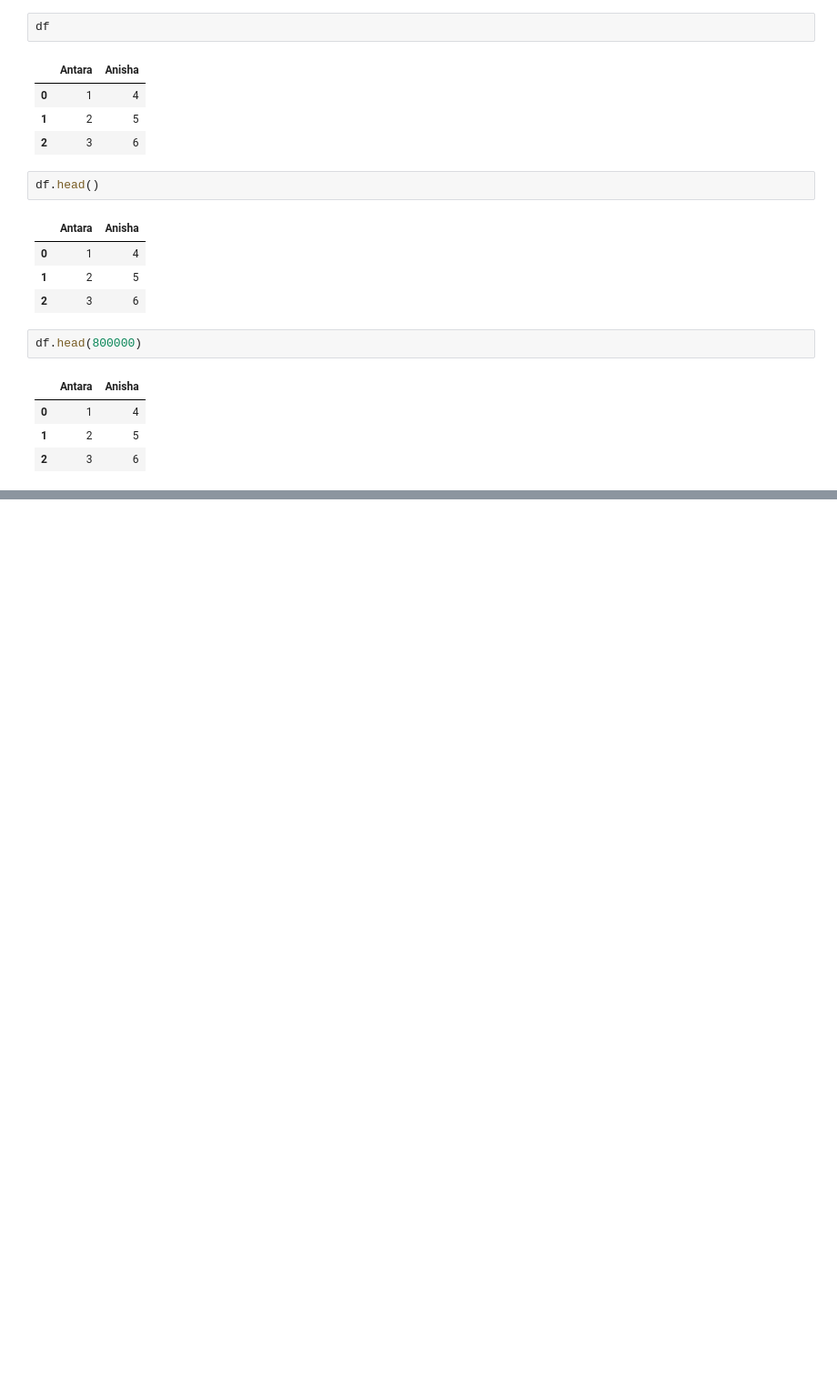
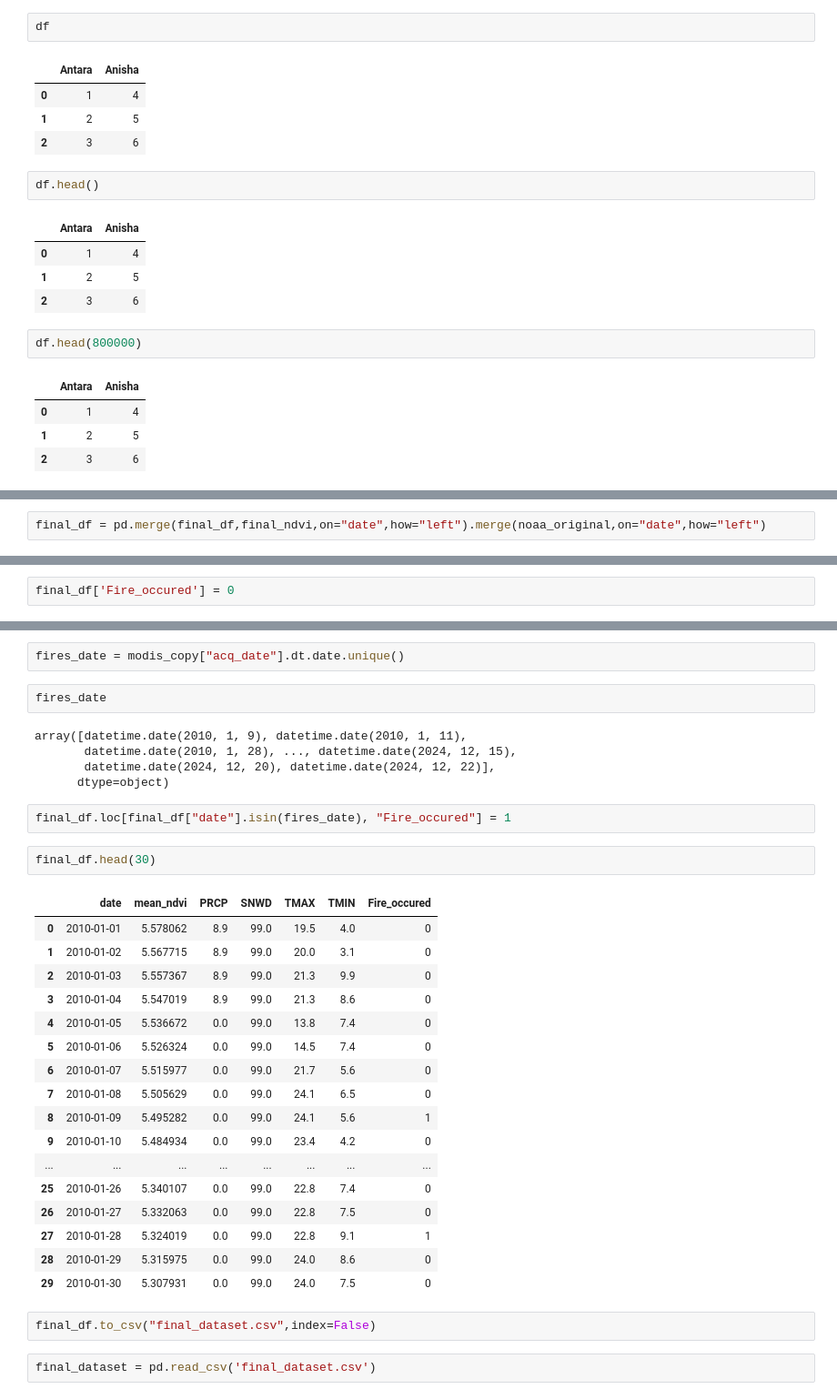
Before and after one commit to varsharaodevaraj/wildfire-prediction, a Jupyter notebook: MaLithm_Minds.ipynb, the cells around one changed output, grey strips where cells are left out. Shown: that part at 91% size. Cells and saved outputs as stored; diff of their text form; blank space fills up the shorter version.

```diff
--- a/MaLithm_Minds.ipynb
+++ b/MaLithm_Minds.ipynb
@@ -408,0 +493,2 @@ df.head(800000)
+# %%
+final_df = pd.merge(final_df,final_ndvi,on="date",how="left").merge(noaa_original,on="date",how="left")
@@ -408,0 +504,2 @@ df.head(800000)
+# %%
+final_df['Fire_occured'] = 0
@@ -408,0 +515,35 @@ df.head(800000)
+# %%
+fires_date = modis_copy["acq_date"].dt.date.unique()
+# %%
+fires_date
+# %% [output]
+array([datetime.date(2010, 1, 9), datetime.date(2010, 1, 11),
+       datetime.date(2010, 1, 28), ..., datetime.date(2024, 12, 15),
+       datetime.date(2024, 12, 20), datetime.date(2024, 12, 22)],
+      dtype=object)
+# %%
+final_df.loc[final_df["date"].isin(fires_date), "Fire_occured"] = 1
+# %%
+final_df.head(30)
+# %% [output]
+|  | date | mean_ndvi | PRCP | SNWD | TMAX | TMIN | Fire_occured |
+| 0 | 2010-01-01 | 5.578062 | 8.9 | 99.0 | 19.5 | 4.0 | 0 |
+| 1 | 2010-01-02 | 5.567715 | 8.9 | 99.0 | 20.0 | 3.1 | 0 |
+| 2 | 2010-01-03 | 5.557367 | 8.9 | 99.0 | 21.3 | 9.9 | 0 |
+| 3 | 2010-01-04 | 5.547019 | 8.9 | 99.0 | 21.3 | 8.6 | 0 |
+| 4 | 2010-01-05 | 5.536672 | 0.0 | 99.0 | 13.8 | 7.4 | 0 |
+| 5 | 2010-01-06 | 5.526324 | 0.0 | 99.0 | 14.5 | 7.4 | 0 |
+| 6 | 2010-01-07 | 5.515977 | 0.0 | 99.0 | 21.7 | 5.6 | 0 |
+| 7 | 2010-01-08 | 5.505629 | 0.0 | 99.0 | 24.1 | 6.5 | 0 |
+| 8 | 2010-01-09 | 5.495282 | 0.0 | 99.0 | 24.1 | 5.6 | 1 |
+| 9 | 2010-01-10 | 5.484934 | 0.0 | 99.0 | 23.4 | 4.2 | 0 |
+| ... | ... | ... | ... | ... | ... | ... | ... |
+| 25 | 2010-01-26 | 5.340107 | 0.0 | 99.0 | 22.8 | 7.4 | 0 |
+| 26 | 2010-01-27 | 5.332063 | 0.0 | 99.0 | 22.8 | 7.5 | 0 |
+| 27 | 2010-01-28 | 5.324019 | 0.0 | 99.0 | 22.8 | 9.1 | 1 |
+| 28 | 2010-01-29 | 5.315975 | 0.0 | 99.0 | 24.0 | 8.6 | 0 |
+| 29 | 2010-01-30 | 5.307931 | 0.0 | 99.0 | 24.0 | 7.5 | 0 |
+# %%
+final_df.to_csv("final_dataset.csv",index=False)
+# %%
+final_dataset = pd.read_csv('final_dataset.csv')
```
Also changed, not shown: parts of 33 cells of this notebook.
